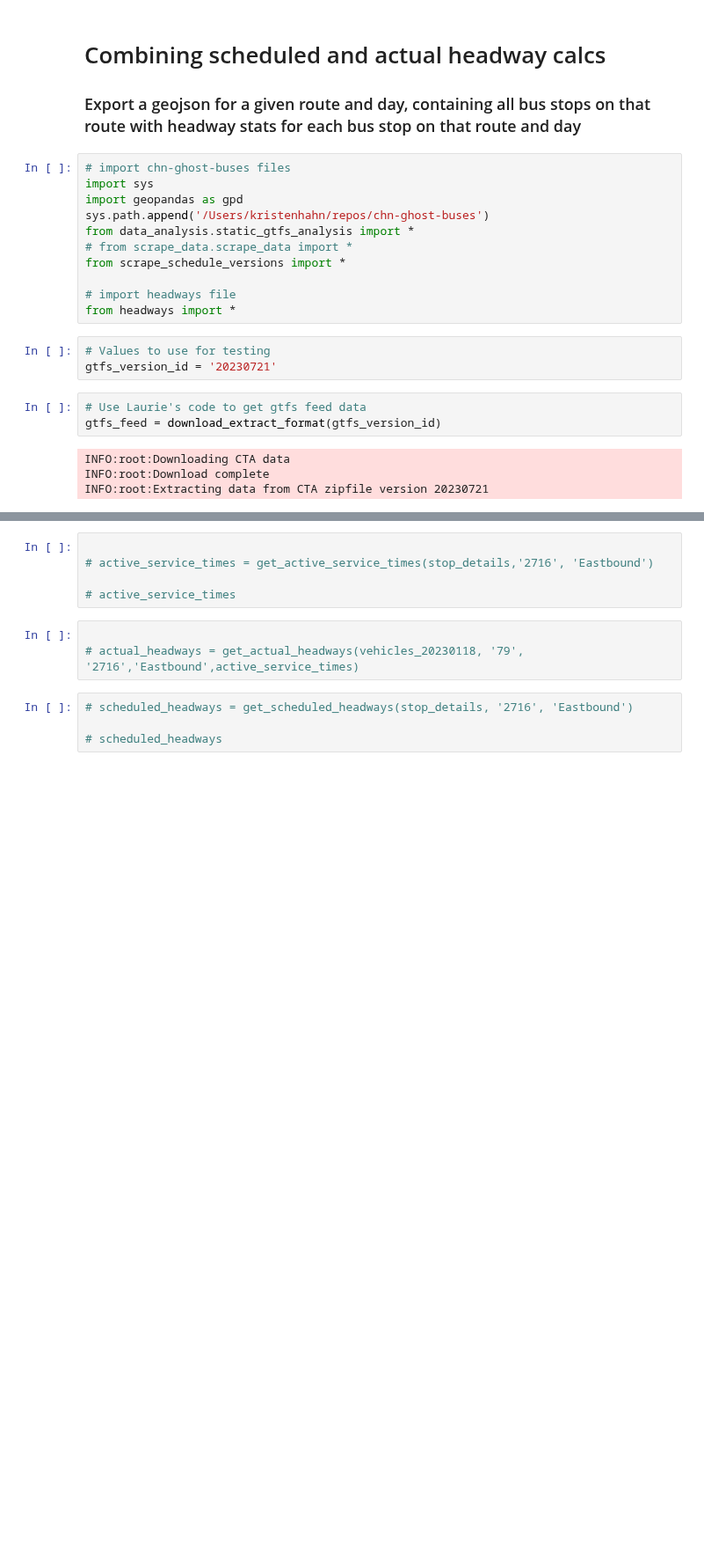
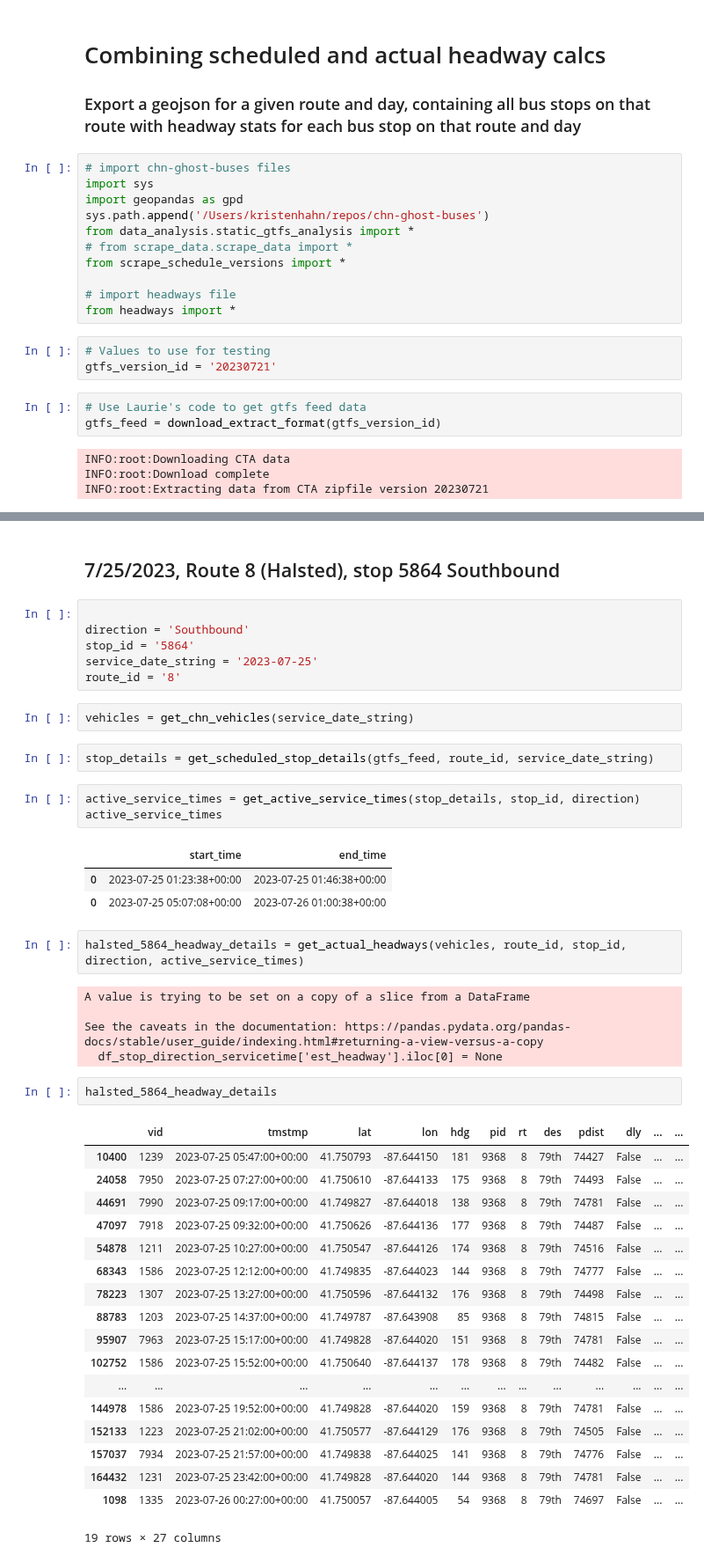
Before and after one commit to kristenhahn/cta_bus_tracker_exploration, a Jupyter notebook: all_headways_all_stops_single_route.ipynb, the cells around one changed output, grey strips where cells are left out. Shown at 88% size. Saved outputs shown, nothing was run; the diff lists cells and outputs as text; blank space fills up the shorter version.

Commit message:
Add example data analyses to all_headways_all_stops_single_route.ipynb

```diff
--- a/all_headways_all_stops_single_route.ipynb
+++ b/all_headways_all_stops_single_route.ipynb
@@ -131,12 +157,47 @@ stats_all_stops_124_20230726.explore(m=m, color='#E4002B', marker_kwds=({'radius
+# %% [markdown]
+## 7/25/2023, Route 8 (Halsted), stop 5864 Southbound
+# %%
+
+direction = 'Southbound'
+stop_id = '5864'
+service_date_string = '2023-07-25'
+route_id = '8'
+# %%
+vehicles = get_chn_vehicles(service_date_string)
+# %%
+stop_details = get_scheduled_stop_details(gtfs_feed, route_id, service_date_string)
 # %%
-
-# active_service_times = get_active_service_times(stop_details,'2716', 'Eastbound')
-
-# active_service_times
+active_service_times = get_active_service_times(stop_details, stop_id, direction)
+active_service_times
+# %% [output]
+|  | start_time | end_time |
+| 0 | 2023-07-25 01:23:38+00:00 | 2023-07-25 01:46:38+00:00 |
+| 0 | 2023-07-25 05:07:08+00:00 | 2023-07-26 01:00:38+00:00 |
-# %%
-
-# actual_headways = get_actual_headways(vehicles_20230118, '79', '2716','Eastbound',active_service_times)
-# %%
-# scheduled_headways = get_scheduled_headways(stop_details, '2716', 'Eastbound')
-
-# scheduled_headways
+# %%
+halsted_5864_headway_details = get_actual_headways(vehicles, route_id, stop_id, direction, active_service_times)
+# %% [output]
+A value is trying to be set on a copy of a slice from a DataFrame
+
+See the caveats in the documentation: https://pandas.pydata.org/pandas-docs/stable/user_guide/indexing.html#returning-a-view-versus-a-copy
+  df_stop_direction_servicetime['est_headway'].iloc[0] = None
+# %%
+halsted_5864_headway_details
+# %% [output]
+|  | vid | tmstmp | lat | lon | hdg | pid | rt | des | pdist | dly | ... | ... |
+| 10400 | 1239 | 2023-07-25 05:47:00+00:00 | 41.750793 | -87.644150 | 181 | 9368 | 8 | 79th | 74427 | False | ... | ... |
+| 24058 | 7950 | 2023-07-25 07:27:00+00:00 | 41.750610 | -87.644133 | 175 | 9368 | 8 | 79th | 74493 | False | ... | ... |
+| 44691 | 7990 | 2023-07-25 09:17:00+00:00 | 41.749827 | -87.644018 | 138 | 9368 | 8 | 79th | 74781 | False | ... | ... |
+| 47097 | 7918 | 2023-07-25 09:32:00+00:00 | 41.750626 | -87.644136 | 177 | 9368 | 8 | 79th | 74487 | False | ... | ... |
+| 54878 | 1211 | 2023-07-25 10:27:00+00:00 | 41.750547 | -87.644126 | 174 | 9368 | 8 | 79th | 74516 | False | ... | ... |
+| 68343 | 1586 | 2023-07-25 12:12:00+00:00 | 41.749835 | -87.644023 | 144 | 9368 | 8 | 79th | 74777 | False | ... | ... |
+| 78223 | 1307 | 2023-07-25 13:27:00+00:00 | 41.750596 | -87.644132 | 176 | 9368 | 8 | 79th | 74498 | False | ... | ... |
+| 88783 | 1203 | 2023-07-25 14:37:00+00:00 | 41.749787 | -87.643908 | 85 | 9368 | 8 | 79th | 74815 | False | ... | ... |
+| 95907 | 7963 | 2023-07-25 15:17:00+00:00 | 41.749828 | -87.644020 | 151 | 9368 | 8 | 79th | 74781 | False | ... | ... |
+| 102752 | 1586 | 2023-07-25 15:52:00+00:00 | 41.750640 | -87.644137 | 178 | 9368 | 8 | 79th | 74482 | False | ... | ... |
+| ... | ... | ... | ... | ... | ... | ... | ... | ... | ... | ... | ... | ... |
+| 144978 | 1586 | 2023-07-25 19:52:00+00:00 | 41.749828 | -87.644020 | 159 | 9368 | 8 | 79th | 74781 | False | ... | ... |
+| 152133 | 1223 | 2023-07-25 21:02:00+00:00 | 41.750577 | -87.644129 | 176 | 9368 | 8 | 79th | 74505 | False | ... | ... |
+| 157037 | 7934 | 2023-07-25 21:57:00+00:00 | 41.749838 | -87.644025 | 141 | 9368 | 8 | 79th | 74776 | False | ... | ... |
+| 164432 | 1231 | 2023-07-25 23:42:00+00:00 | 41.749828 | -87.644020 | 144 | 9368 | 8 | 79th | 74781 | False | ... | ... |
+| 1098 | 1335 | 2023-07-26 00:27:00+00:00 | 41.750057 | -87.644005 | 54 | 9368 | 8 | 79th | 74697 | False | ... | ... |
+19 rows × 27 columns
```
Also changed, not shown: parts of 18 cells of this notebook, 5 other files.
